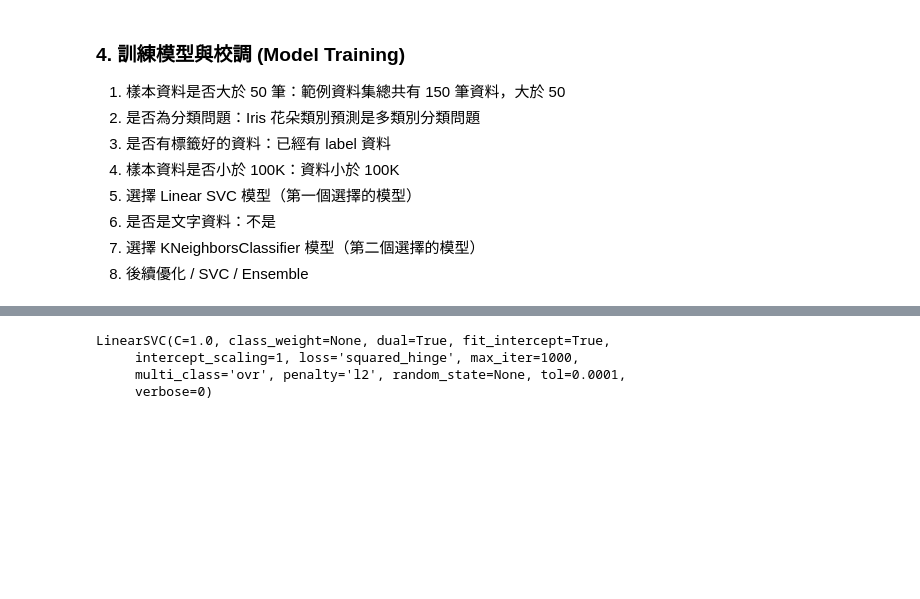
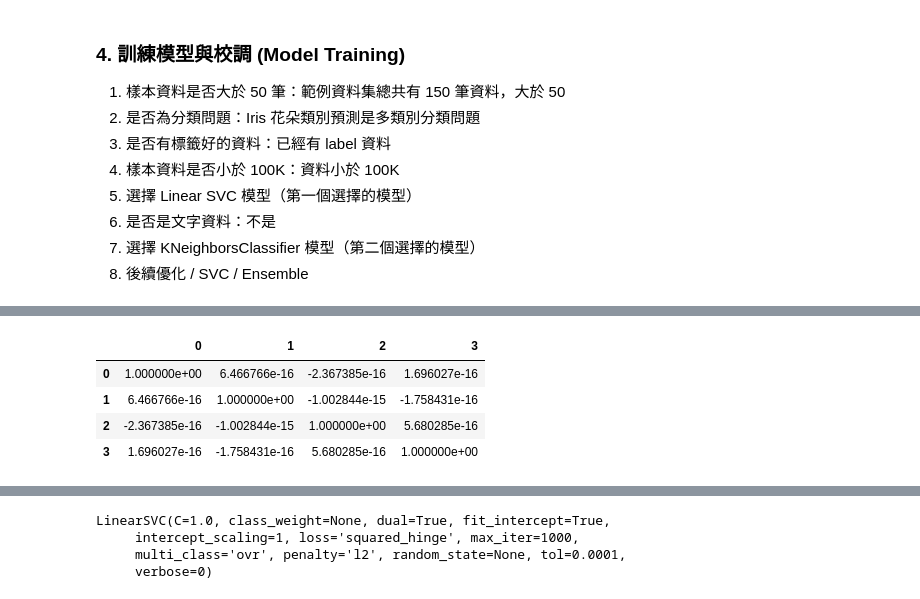
Before and after one commit to ChuangPoPO/python_textbook_practice, a Jupyter notebook: Sklearn_Iris.ipynb, the cells around one changed output, grey strips where cells are left out. Cells and saved outputs as stored; diff of their text form; code cells hidden in the pictures; blank space fills up the shorter version.

```diff
--- a/Sklearn_Iris.ipynb
+++ b/Sklearn_Iris.ipynb
@@ -174,0 +252,8 @@ y_train.head(5)
+# %%
+pd.DataFrame(X_pca).corr()
+# %% [output]
+|  | 0 | 1 | 2 | 3 |
+| 0 | 1.000000e+00 | 6.466766e-16 | -2.367385e-16 | 1.696027e-16 |
+| 1 | 6.466766e-16 | 1.000000e+00 | -1.002844e-15 | -1.758431e-16 |
+| 2 | -2.367385e-16 | -1.002844e-15 | 1.000000e+00 | 5.680285e-16 |
+| 3 | 1.696027e-16 | -1.758431e-16 | 5.680285e-16 | 1.000000e+00 |
```
Also changed, not shown: parts of 58 cells of this notebook, 1 other file.
